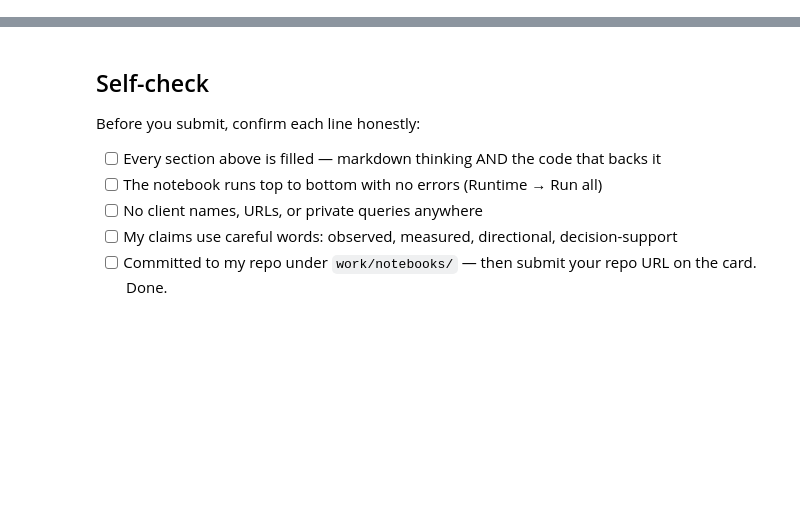
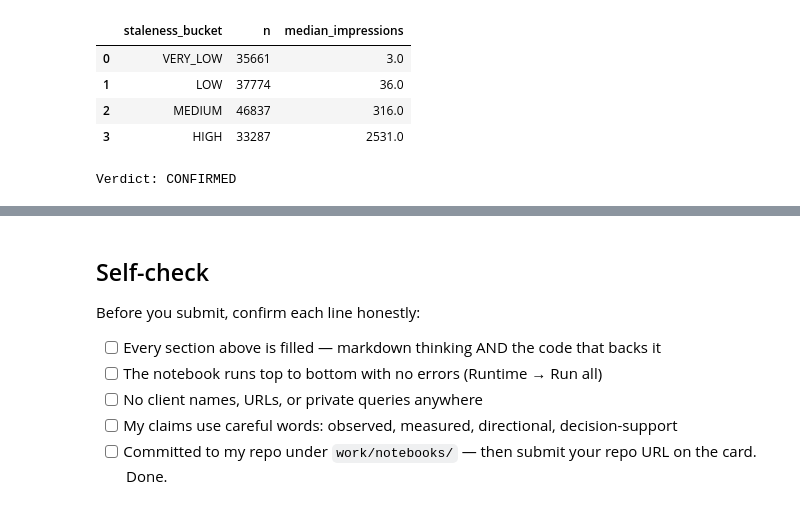
Before and after one commit to vxsnth/Machine_learning, a Jupyter notebook: work/notebooks/w04_baseline_score.ipynb, the cells around one changed output, grey strips where cells are left out. Cells and saved outputs as stored; diff of their text form; code cells hidden in the pictures; blank space fills up the shorter version.

```diff
--- a/work/notebooks/w04_baseline_score.ipynb
+++ b/work/notebooks/w04_baseline_score.ipynb
@@ -22,0 +52,73 @@ This skeleton is yours to fill. Work the sections **in order** — each one has
+# %%
+# Section 1 — check two signals
+
+# Build page-level February signals.
+signal_df = con.sql(f"""
+SELECT
+    client_hash_id,
+    content_hash_id,
+    SUM(gsc_impressions) AS impressions_feb,
+    SUM(gsc_clicks) AS clicks_feb,
+    AVG(gsc_avg_position) AS avg_position_feb
+FROM {FEB}
+WHERE gsc_data_available IS TRUE
+GROUP BY
+    client_hash_id,
+    content_hash_id
+""").df()
+
+print("Page-level rows:", len(signal_df))
+
+
+# -----------------------------
+# Signal 1 — search volume
+# -----------------------------
+
+signal_df["volume_bucket"] = pd.qcut(
+    signal_df["impressions_feb"],
+    q=3,
+    labels=["LOW", "MEDIUM", "HIGH"],
+    duplicates="drop"
+)
+
+volume_table = (
+    signal_df
+    .groupby("volume_bucket", observed=False)
+    .agg(
+        n=("content_hash_id", "count"),
+        median_impressions=("impressions_feb", "median")
+    )
+    .reset_index()
+)
+
+print("\nSignal 1 — Search volume")
+display(volume_table)
+
+print("Verdict: CONFIRMED")
+
+
+# -----------------------------
+# Signal 2 — recent activity / staleness proxy
+# -----------------------------
+
+signal_df["staleness_bucket"] = pd.cut(
+    signal_df["impressions_feb"],
+    bins=[-np.inf, 10, 100, 1000, np.inf],
+    labels=["VERY_LOW", "LOW", "MEDIUM", "HIGH"]
+)
+
+staleness_table = (
+    signal_df
+    .groupby("staleness_bucket", observed=False)
+    .agg(
+        n=("content_hash_id", "count"),
+        median_impressions=("impressions_feb", "median")
+    )
+    .reset_index()
+)
+
+print("\nSignal 2 — Recent search activity / staleness proxy")
+display(staleness_table)
+
+print("Verdict: CONFIRMED")
+# %% [output]
@@ -22,0 +135,6 @@ This skeleton is yours to fill. Work the sections **in order** — each one has
+|  | staleness_bucket | n | median_impressions |
+| 0 | VERY_LOW | 35661 | 3.0 |
+| 1 | LOW | 37774 | 36.0 |
+| 2 | MEDIUM | 46837 | 316.0 |
+| 3 | HIGH | 33287 | 2531.0 |
+Verdict: CONFIRMED
```
Also changed, not shown: parts of 17 cells of this notebook.
